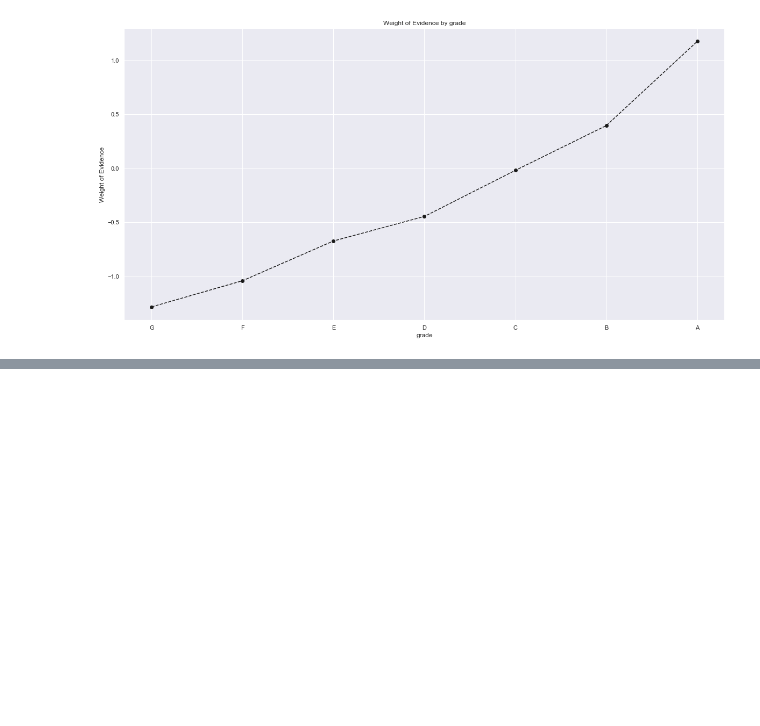
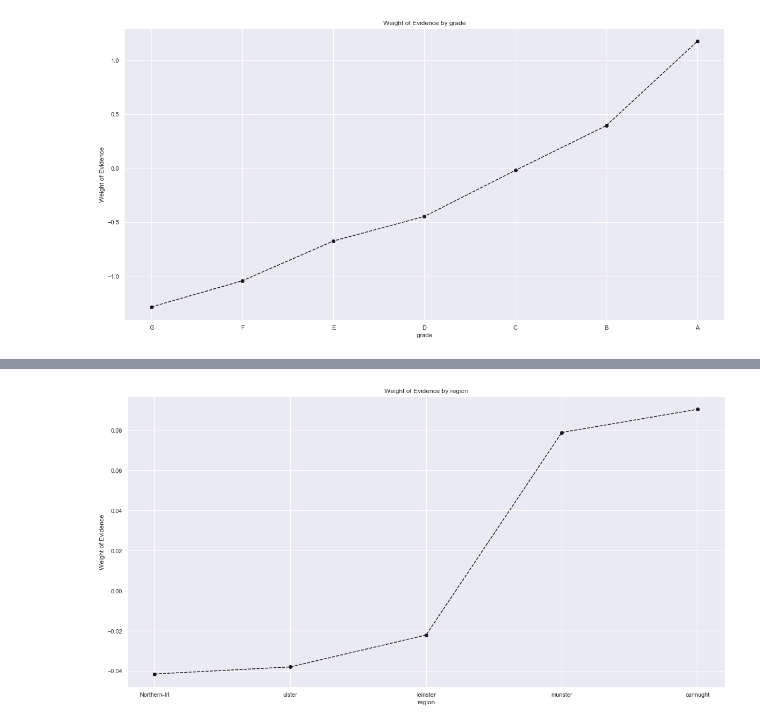
Before and after one commit to efazel/credit_analysis, a Jupyter notebook: data_preprocessing.ipynb, the cells around one changed output, grey strips where cells are left out. Drawn from its saved outputs; the diff is of its cells as text; code cells hidden in the pictures; blank space fills up the shorter version.

```diff
--- a/data_preprocessing.ipynb
+++ b/data_preprocessing.ipynb
@@ -418,0 +420,6 @@ plot_woe(df_temp)
+# %%
+# we need to combine some categories.
+# 'OTHER', 'NONE' and 'ANY' have the same level of risk and there are few observation in all. So we should combine them
+# with the next riskiest group 'RENT'.
+df_inputs_prepr['home_ownership:RENT_OTHER_NONE_ANY'] = sum([df_inputs_prepr['home_ownership:RENT'], df_inputs_prepr['home_ownership:OTHER'],
+                                                      df_inputs_prepr['home_ownership:NONE'],df_inputs_prepr['home_ownership:ANY']])
@@ -418,0 +432,3 @@ plot_woe(df_temp)
+# %%
+df_temp = woe_discrete(df_inputs_prepr, 'region', df_targets_prepr)
+df_temp
@@ -418,0 +442,4 @@ plot_woe(df_temp)
+# %%
+plot_woe(df_temp)
+# %% [output]
+[figure, added]
```
Also changed, not shown: parts of 47 cells of this notebook.
